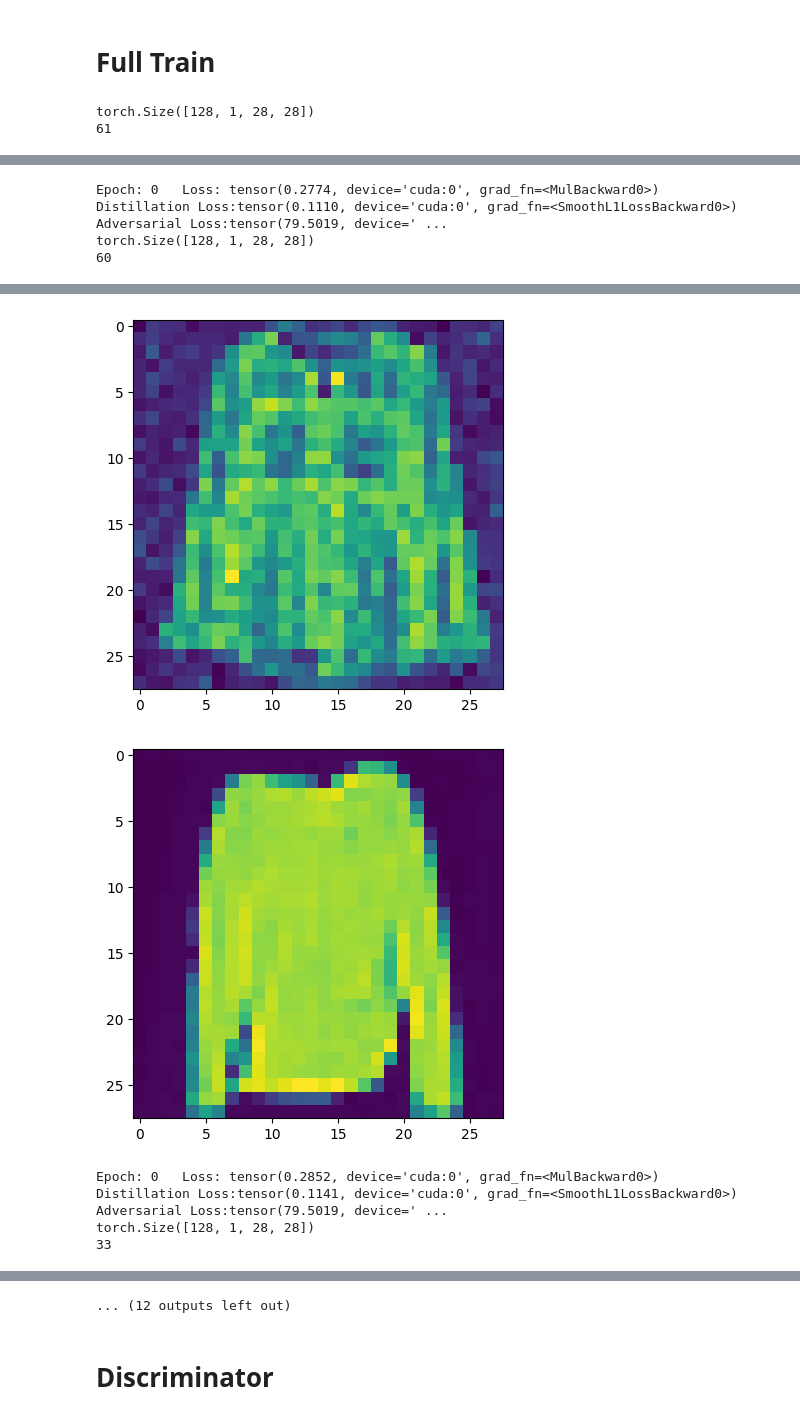
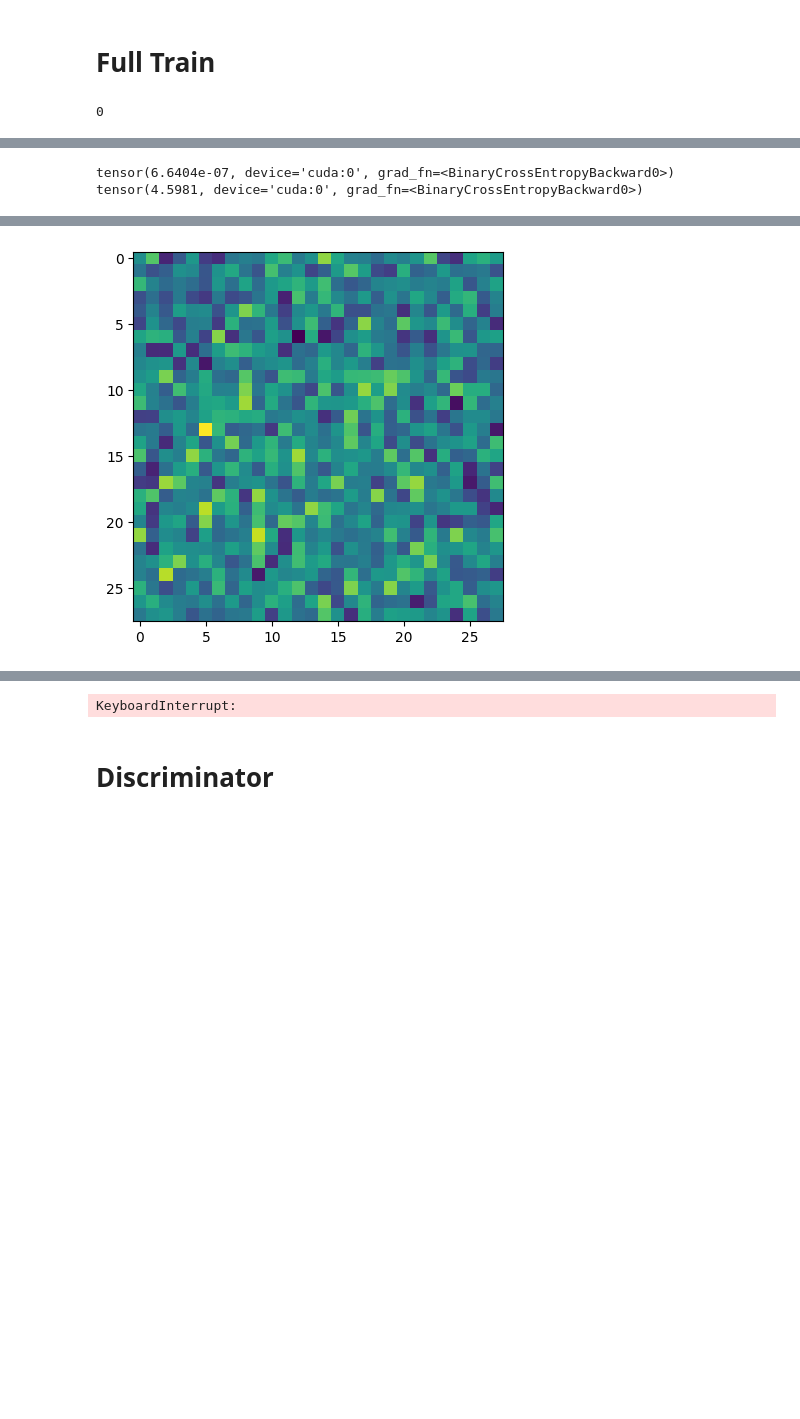
Before and after one commit to FedericoRaschiatore0123/Neural_Network, a Jupyter notebook: Copia_di_Adversarial_Diffusion_Distillation.ipynb, the cells around one changed output, grey strips where cells are left out. Cells and saved outputs as stored; diff of their text form; code cells hidden in the pictures; blank space fills up the shorter version.

```diff
--- a/Copia_di_Adversarial_Diffusion_Distillation.ipynb
+++ b/Copia_di_Adversarial_Diffusion_Distillation.ipynb
@@ -817,20 +827,13 @@ for epoch in range(epochs):
     #print(len(teacher_data))
     for step, batch in enumerate(dataloader):
 
-      #student_data = sample(student_model,image_size=image_size, timestep=student_timesteps,  batch_size=BATCH_SIZE, channels=channels)
-      #student_data = [torch.from_numpy(data).to(device) for data in student_data]
-
-      #teacher_data = sample(teacher_model,image_size=image_size, timestep=teacher_timesteps,  batch_size=BATCH_SIZE, channels=channels)
-      #teacher_data = [torch.from_numpy(data).to(device) for data in teacher_data]
-
       student_optimizer.zero_grad()
       discriminator_optimizer.zero_grad()
 
       batch_size = batch[0].shape[0]
       batch = batch[0].to(device)
-      print(batch.shape)
 
-      t_student = torch.randint(0, 50, (batch_size,), device=device).long()
+      t_student = torch.randint(0, teacher_timesteps, (batch_size,), device=device).long()
       t_teacher = torch.randint(0, teacher_timesteps, (batch_size,), device=device).long()
 
       noise=torch.randn_like(batch) #crea rumore con la stessa dimensione del batch
@@ -858,16 +861,17 @@ for epoch in range(epochs):
 
       output_real = discriminator_model(batch)
 
-      if output_real.shape[0] == BATCH_SIZE:
-        loss_real = disc_loss(output_real, real_labels)
-        # Forward pass per esempi falsi
-        #output_fake = discriminator_model(student_data[-1])  # Detach per evitare di propagare il gradiente al generatore
-        loss_fake = disc_loss(output_fake, fake_labels)
+      loss_real = disc_loss(output_real, real_labels)
+      # Forward pass per esempi falsi
+      output_fake = discriminator_model(student_data[-1])  # Detach per evitare di propagare il gradiente al generatore
+      loss_fake = disc_loss(output_fake, fake_labels)
 
         # Calcolo totale della loss
-        adversarial_loss = loss_real + loss_fake
+      adversarial_loss = loss_real + loss_fake
+      print(loss_real)
+      print(loss_fake)
 
-      x_noisy_teacher = q_sample(x_start=batch, t=t_teacher, noise=noise)
+      x_noisy_teacher = q_sample(x_start=student_data[-1], t=t_teacher, noise=noise)
 
       teacher_predicted_noise = teacher_model(x_noisy_teacher[0], t_teacher)
 
@@ -886,11 +890,11 @@ for epoch in range(epochs):
       distill_loss = F.smooth_l1_loss(student_data[-1].requires_grad_(), teacher_data[-1])
       loss = l*distill_loss #+ adversarial_loss
 
+
       print("Epoch: " + str(epoch) + "   Loss:", str(loss), "  Distillation Loss:" + str(distill_loss), " Adversarial Loss:" + str(adversarial_loss) )
 
       loss.backward()
       student_optimizer.step()
       discriminator_optimizer.step()
 # %% [output]
-torch.Size([128, 1, 28, 28])
-61
+0
@@ -897,0 +902,2 @@ torch.Size([128, 1, 28, 28])
+tensor(6.6404e-07, device='cuda:0', grad_fn=<BinaryCrossEntropyBackward0>)
+tensor(4.5981, device='cuda:0', grad_fn=<BinaryCrossEntropyBackward0>)
@@ -899,3 +904,0 @@ torch.Size([128, 1, 28, 28])
-Epoch: 0   Loss: tensor(0.2774, device='cuda:0', grad_fn=<MulBackward0>)   Distillation Loss:tensor(0.1110, device='cuda:0', grad_fn=<SmoothL1LossBackward0>)  Adversarial Loss:tensor(79.5019, device=' ...
-torch.Size([128, 1, 28, 28])
-60
@@ -902,5 +907 @@ torch.Size([128, 1, 28, 28])
-[figure, old version]
+[figure, new version]
-[figure, removed]
-Epoch: 0   Loss: tensor(0.2852, device='cuda:0', grad_fn=<MulBackward0>)   Distillation Loss:tensor(0.1141, device='cuda:0', grad_fn=<SmoothL1LossBackward0>)  Adversarial Loss:tensor(79.5019, device=' ...
-torch.Size([128, 1, 28, 28])
-33
@@ -914,4 +910,4 @@ torch.Size([128, 1, 28, 28])
-... (12 outputs left out)
+KeyboardInterrupt:
 # %%
 teacher_data = sample(teacher_model,image_size=image_size, timestep=teacher_timesteps,  batch_size=BATCH_SIZE, channels=channels)
 # %%
```
Also changed, not shown: parts of 3 cells of this notebook.
